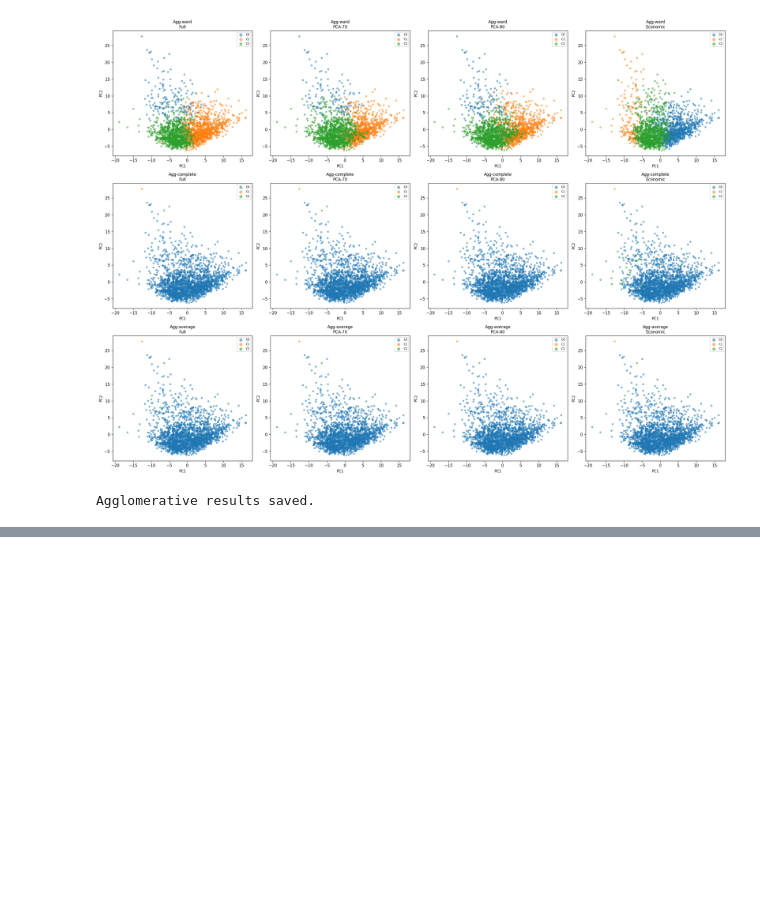
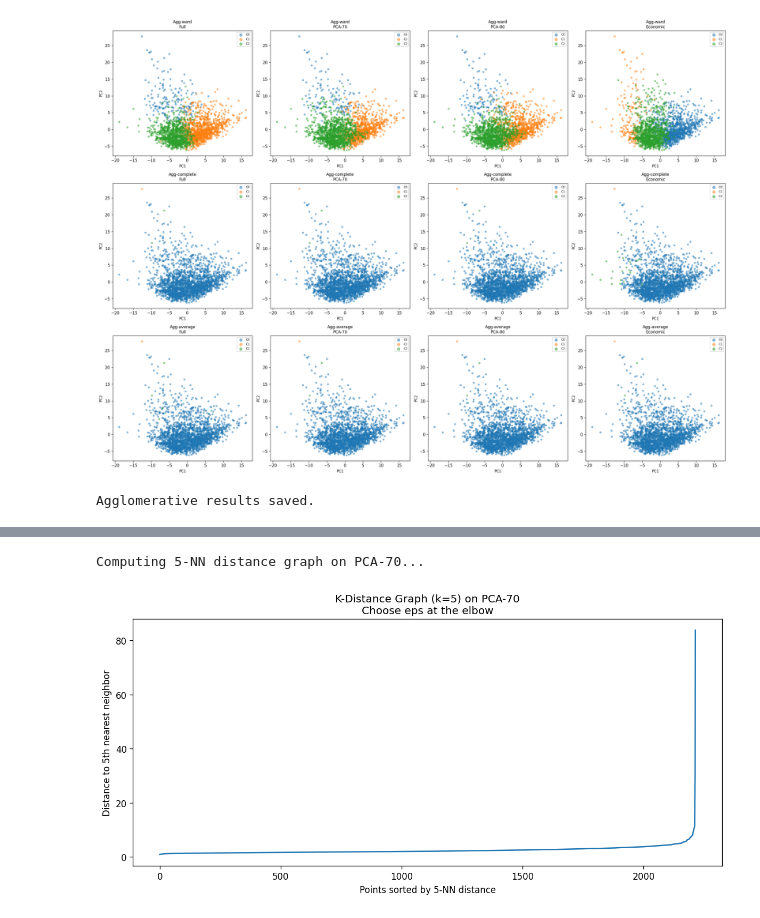
Before and after one commit to davidcuruvija/ip2-project-2026, a Jupyter notebook: 02_clustering.ipynb, the cells around one changed output, grey strips where cells are left out. Cells and saved outputs as stored; diff of their text form; code cells hidden in the pictures; blank space fills up the shorter version.

Commit message:
Primena DBSCAN algoritma

```diff
--- a/02_clustering.ipynb
+++ b/02_clustering.ipynb
@@ -291,0 +299,17 @@ Agglomerative results saved.
+# %%
+print('Computing 5-NN distance graph on PCA-70...')
+nbrs = NearestNeighbors(n_neighbors=5).fit(X_pca70.values)
+distances, _ = nbrs.kneighbors(X_pca70.values)
+dist_sorted = np.sort(distances[:, 4])
+
+fig, ax = plt.subplots(figsize=(10, 5))
+ax.plot(dist_sorted)
+ax.set_xlabel('Points sorted by 5-NN distance')
+ax.set_ylabel('Distance to 5th nearest neighbor')
+ax.set_title('K-Distance Graph (k=5) on PCA-70\nChoose eps at the elbow')
+plt.tight_layout()
+plt.savefig('figures/dbscan_kdist.png', dpi=150, bbox_inches='tight')
+plt.show()
+# %% [output]
+Computing 5-NN distance graph on PCA-70...
+[figure, added]
```
Also changed, not shown: parts of 4 cells of this notebook, 3 other files.
